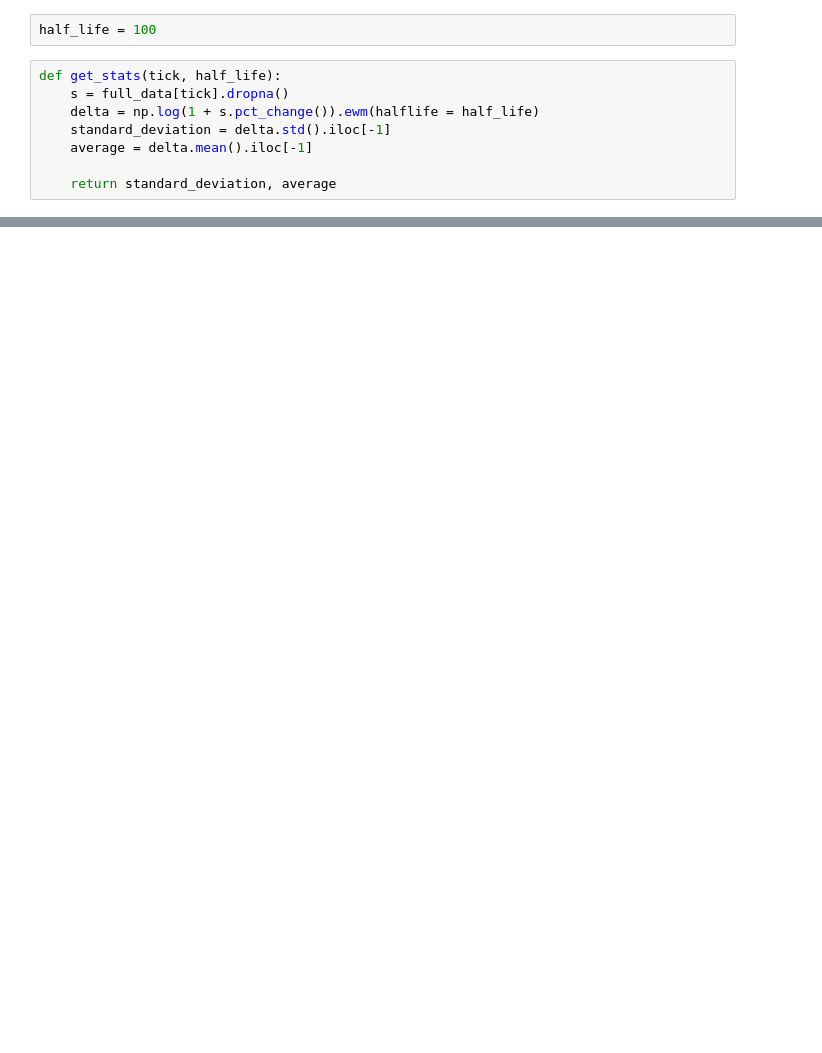
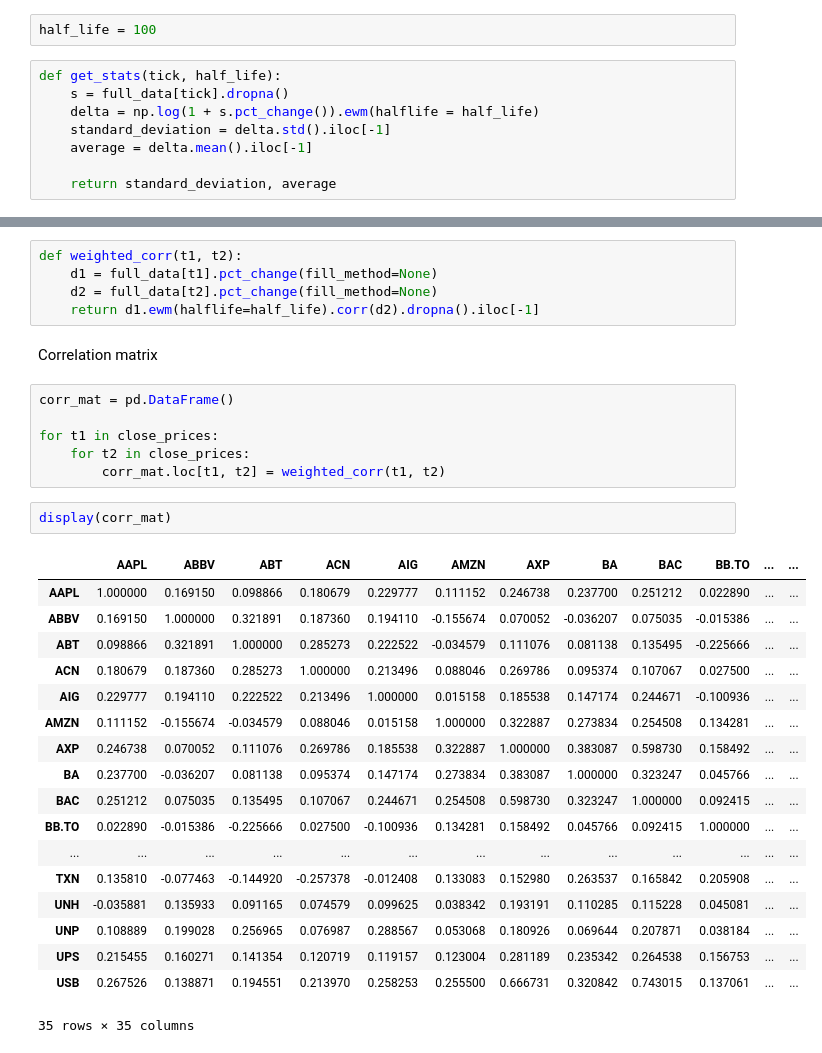
Before and after one commit to Moonlqht/Stock-Portfolio-Generator, a Jupyter notebook: data_processing.ipynb, the cells around one changed output, grey strips where cells are left out. Saved outputs shown, nothing was run; the diff lists cells and outputs as text; blank space fills up the shorter version.

Commit message:
Added correlation matrix

```diff
--- a/data_processing.ipynb
+++ b/data_processing.ipynb
@@ -206,0 +209,34 @@ print(sharpe)
+# %%
+def weighted_corr(t1, t2):
+    d1 = full_data[t1].pct_change(fill_method=None)
+    d2 = full_data[t2].pct_change(fill_method=None)
+    return d1.ewm(halflife=half_life).corr(d2).dropna().iloc[-1]
+# %% [markdown]
+Correlation matrix
+# %%
+corr_mat = pd.DataFrame()
+
+for t1 in close_prices:
+    for t2 in close_prices:
+        corr_mat.loc[t1, t2] = weighted_corr(t1, t2)
+# %%
+display(corr_mat)
+# %% [output]
+|  | AAPL | ABBV | ABT | ACN | AIG | AMZN | AXP | BA | BAC | BB.TO | ... | ... |
+| AAPL | 1.000000 | 0.169150 | 0.098866 | 0.180679 | 0.229777 | 0.111152 | 0.246738 | 0.237700 | 0.251212 | 0.022890 | ... | ... |
+| ABBV | 0.169150 | 1.000000 | 0.321891 | 0.187360 | 0.194110 | -0.155674 | 0.070052 | -0.036207 | 0.075035 | -0.015386 | ... | ... |
+| ABT | 0.098866 | 0.321891 | 1.000000 | 0.285273 | 0.222522 | -0.034579 | 0.111076 | 0.081138 | 0.135495 | -0.225666 | ... | ... |
+| ACN | 0.180679 | 0.187360 | 0.285273 | 1.000000 | 0.213496 | 0.088046 | 0.269786 | 0.095374 | 0.107067 | 0.027500 | ... | ... |
+| AIG | 0.229777 | 0.194110 | 0.222522 | 0.213496 | 1.000000 | 0.015158 | 0.185538 | 0.147174 | 0.244671 | -0.100936 | ... | ... |
+| AMZN | 0.111152 | -0.155674 | -0.034579 | 0.088046 | 0.015158 | 1.000000 | 0.322887 | 0.273834 | 0.254508 | 0.134281 | ... | ... |
+| AXP | 0.246738 | 0.070052 | 0.111076 | 0.269786 | 0.185538 | 0.322887 | 1.000000 | 0.383087 | 0.598730 | 0.158492 | ... | ... |
+| BA | 0.237700 | -0.036207 | 0.081138 | 0.095374 | 0.147174 | 0.273834 | 0.383087 | 1.000000 | 0.323247 | 0.045766 | ... | ... |
+| BAC | 0.251212 | 0.075035 | 0.135495 | 0.107067 | 0.244671 | 0.254508 | 0.598730 | 0.323247 | 1.000000 | 0.092415 | ... | ... |
+| BB.TO | 0.022890 | -0.015386 | -0.225666 | 0.027500 | -0.100936 | 0.134281 | 0.158492 | 0.045766 | 0.092415 | 1.000000 | ... | ... |
+| ... | ... | ... | ... | ... | ... | ... | ... | ... | ... | ... | ... | ... |
+| TXN | 0.135810 | -0.077463 | -0.144920 | -0.257378 | -0.012408 | 0.133083 | 0.152980 | 0.263537 | 0.165842 | 0.205908 | ... | ... |
+| UNH | -0.035881 | 0.135933 | 0.091165 | 0.074579 | 0.099625 | 0.038342 | 0.193191 | 0.110285 | 0.115228 | 0.045081 | ... | ... |
+| UNP | 0.108889 | 0.199028 | 0.256965 | 0.076987 | 0.288567 | 0.053068 | 0.180926 | 0.069644 | 0.207871 | 0.038184 | ... | ... |
+| UPS | 0.215455 | 0.160271 | 0.141354 | 0.120719 | 0.119157 | 0.123004 | 0.281189 | 0.235342 | 0.264538 | 0.156753 | ... | ... |
+| USB | 0.267526 | 0.138871 | 0.194551 | 0.213970 | 0.258253 | 0.255500 | 0.666731 | 0.320842 | 0.743015 | 0.137061 | ... | ... |
+35 rows × 35 columns
```
Also changed, not shown: parts of 4 cells of this notebook.
